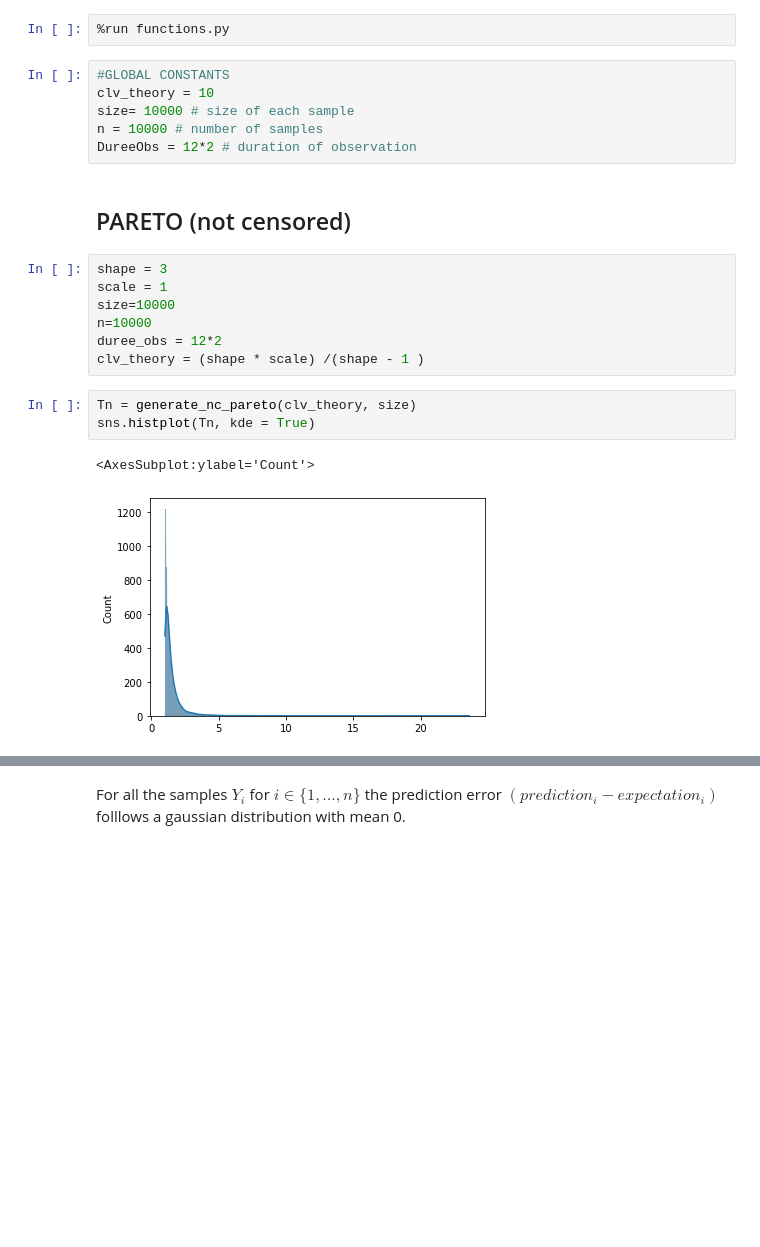
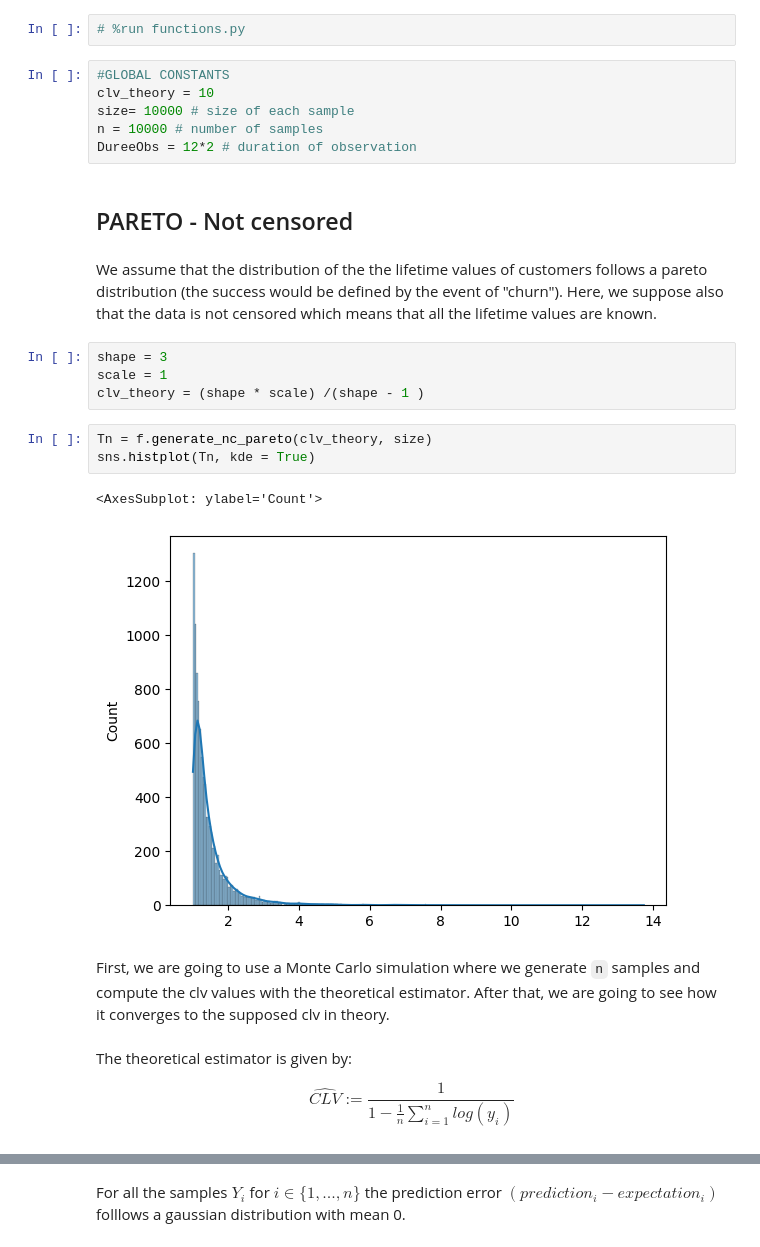
Before and after one commit to louizaaouaouche/Statistical-estimation-of-CLV, a Jupyter notebook: src/pareto.ipynb, the cells around one changed output, grey strips where cells are left out. Saved outputs shown, nothing was run; the diff lists cells and outputs as text; blank space fills up the shorter version.

Commit message:
pareto

```diff
--- a/src/pareto.ipynb
+++ b/src/pareto.ipynb
@@ -9,7 +15,7 @@ from scipy.stats import bootstrap
 import random
 import functions as f
 # %%
-%run functions.py
+# %run functions.py
 # %%
 #GLOBAL CONSTANTS
 clv_theory = 10
@@ -17,20 +23,25 @@ size= 10000 # size of each sample
 n = 10000 # number of samples
 DureeObs = 12*2 # duration of observation
 # %% [markdown]
-## PARETO (not censored)
+## PARETO - Not censored
+# %% [markdown]
+We assume that the distribution of the the lifetime values of customers follows a pareto distribution (the success would be defined by the event of "churn"). Here, we suppose also that the data is not censored which means that all the lifetime values are known.
 # %%
 shape = 3
 scale = 1
-size=10000
-n=10000
-duree_obs = 12*2
 clv_theory = (shape * scale) /(shape - 1 )
 # %%
-Tn = generate_nc_pareto(clv_theory, size)
+Tn = f.generate_nc_pareto(clv_theory, size)
 sns.histplot(Tn, kde = True)
 # %% [output]
-<AxesSubplot:ylabel='Count'>
+<AxesSubplot: ylabel='Count'>
-[figure, old version]
+[figure, new version]
+# %% [markdown]
+First, we are going to use a Monte Carlo simulation where we generate `n` samples and compute the clv values with the theoretical estimator. After that, we are going to see how it converges to the supposed clv in theory.
+# %% [markdown]
+The theoretical estimator is given by:
+
+$$\hat{CLV} := \frac{1}{1- \frac{1}{n} \sum_{i=1}^n log(y_i)}$$
 # %%
 # CONSTANT desining if the data is going to be censored or not
 censored = 0
```
Also changed, not shown: parts of 48 cells of this notebook.
